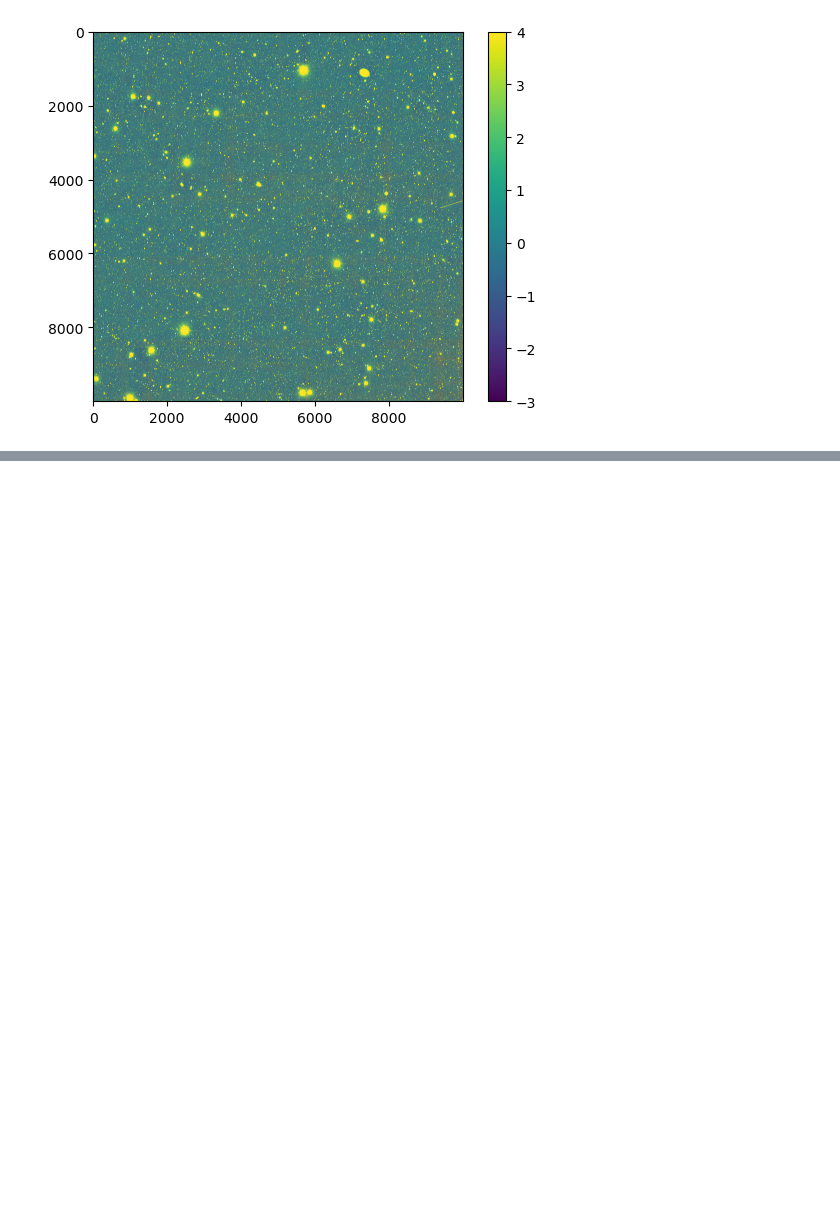
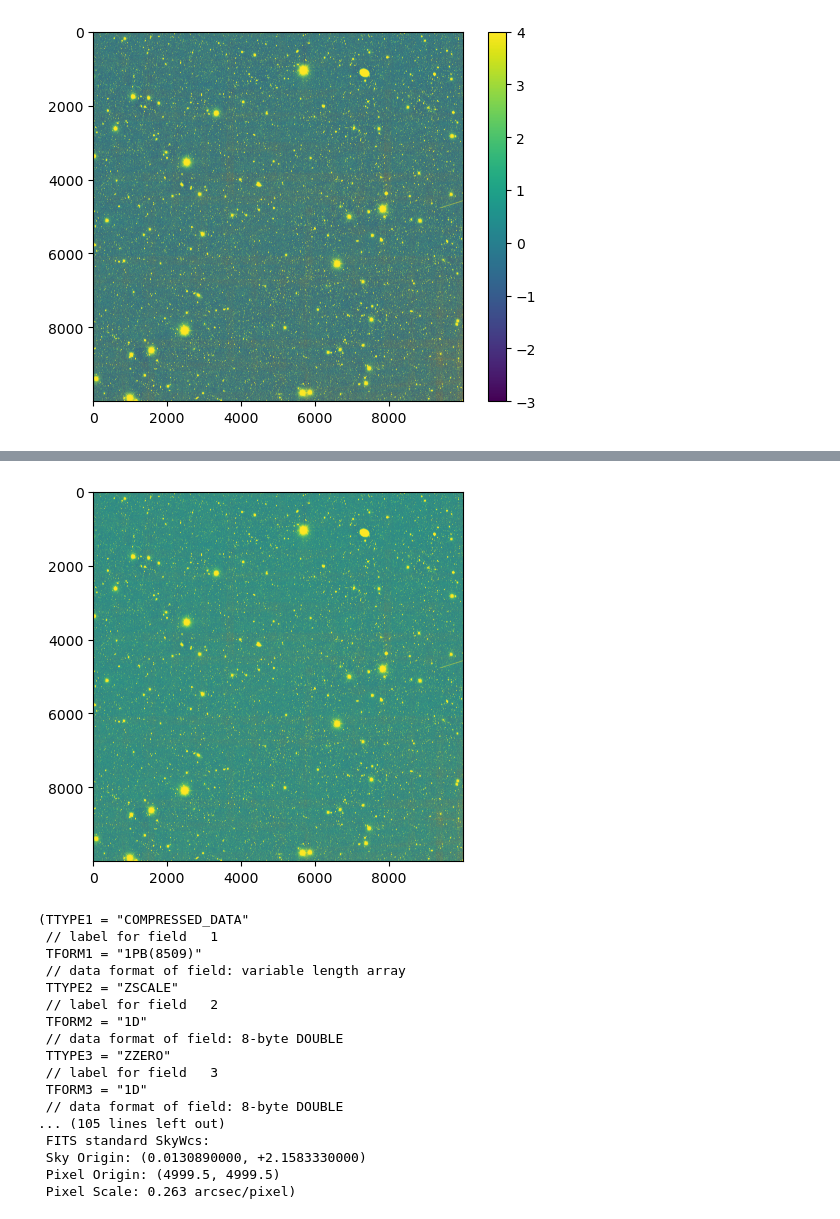
Before and after one commit to seanmacb/Butler-imports, a Jupyter notebook: des_dr2_import/makeButlerIngestFile.ipynb, the cells around one changed output, grey strips where cells are left out. Saved outputs shown, nothing was run; the diff lists cells and outputs as text; code cells hidden in the pictures; blank space fills up the shorter version.

```diff
--- a/des_dr2_import/makeButlerIngestFile.ipynb
+++ b/des_dr2_import/makeButlerIngestFile.ipynb
@@ -239,3 +231,11 @@ plt.colorbar()
 plt.show()
 # %% [output]
 [figure]
+# %%
+path1 = "DES0000+0209_r4907p01_g.fits.fz"
+exp1 = afwImage.ExposureF
+w1 = exp1.readFits(path1)
+plt.imshow(w1.image.array,vmin=-5,vmax=5)
+plt.show()
+w1.getMetadata(),w1.wcs
+# %% [output]
@@ -241,0 +243,18 @@ plt.show()
+[figure, added]
+(TTYPE1 = "COMPRESSED_DATA"
+ // label for field   1
+ TFORM1 = "1PB(8509)"
+ // data format of field: variable length array
+ TTYPE2 = "ZSCALE"
+ // label for field   2
+ TFORM2 = "1D"
+ // data format of field: 8-byte DOUBLE
+ TTYPE3 = "ZZERO"
+ // label for field   3
+ TFORM3 = "1D"
+ // data format of field: 8-byte DOUBLE
+... (105 lines left out)
+ FITS standard SkyWcs:
+ Sky Origin: (0.0130890000, +2.1583330000)
+ Pixel Origin: (4999.5, 4999.5)
+ Pixel Scale: 0.263 arcsec/pixel)
```
Also changed, not shown: parts of 10 cells of this notebook, 13 other files.
